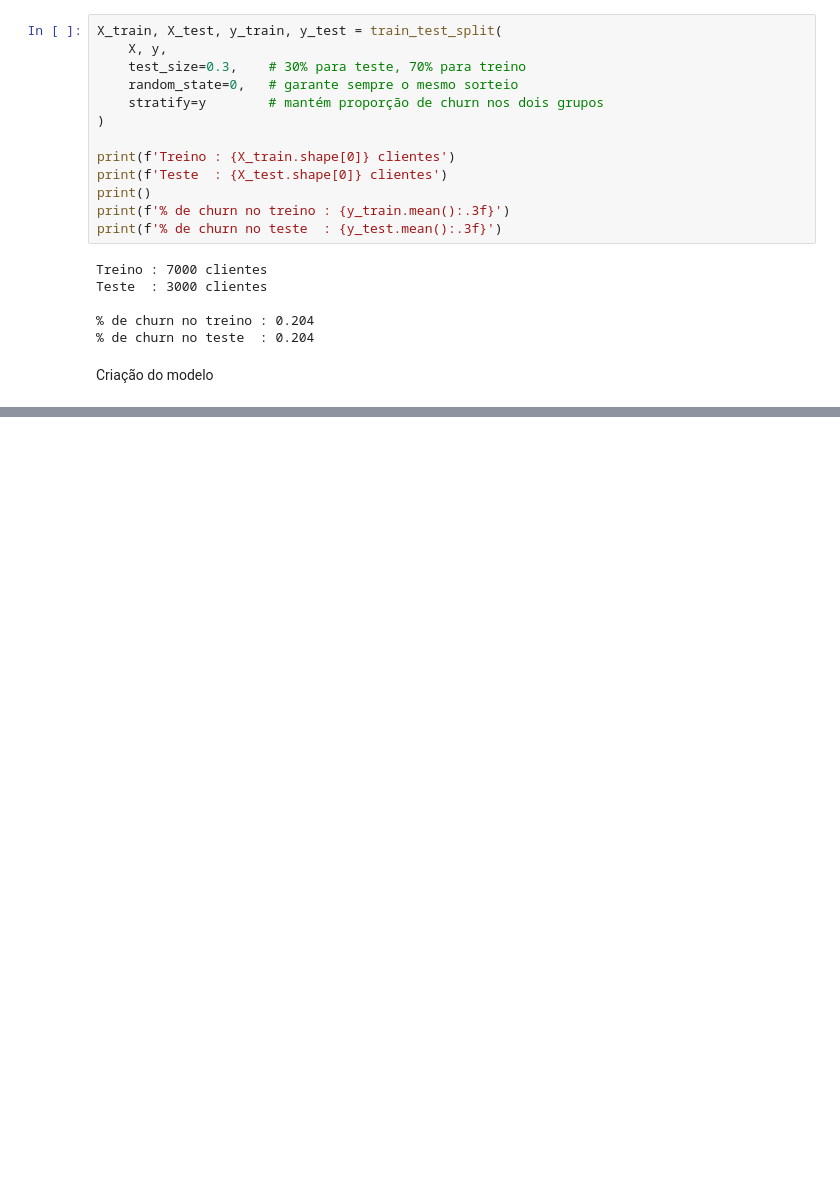
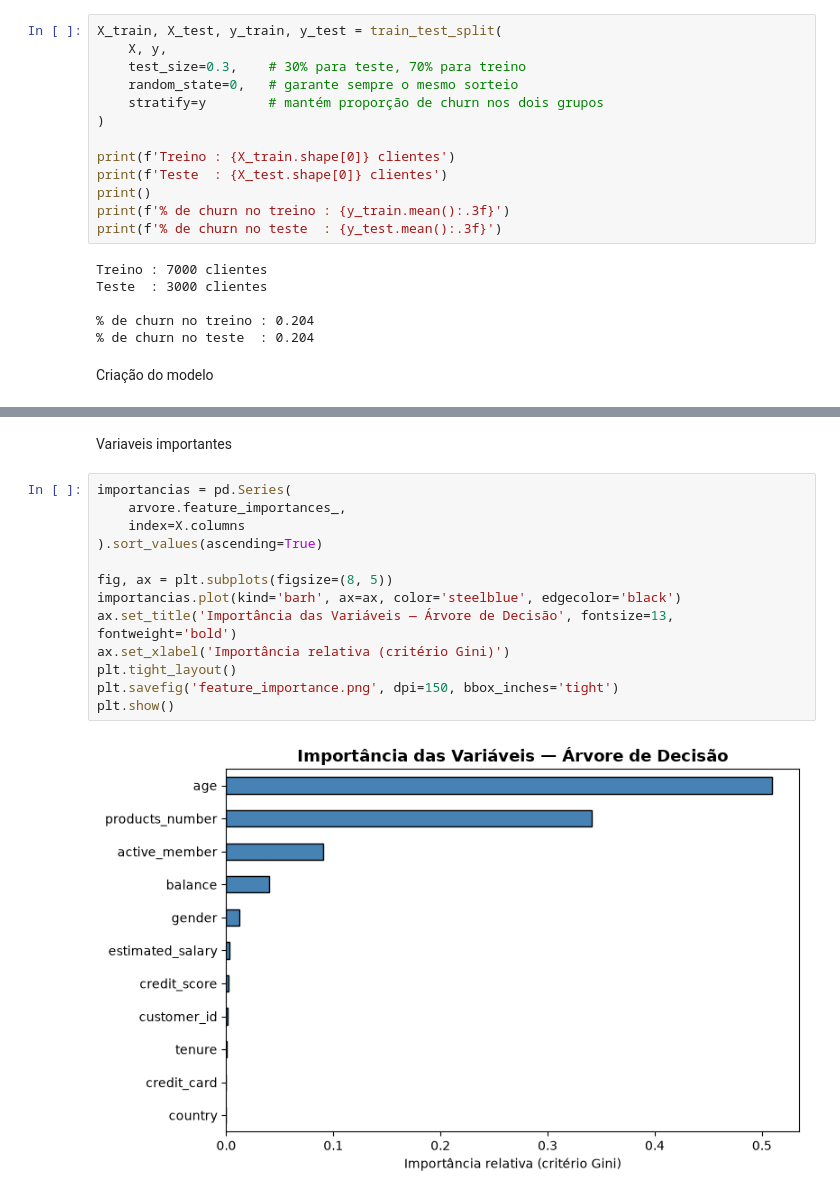
Before and after one commit to Italo27-py/Semana-6, a Jupyter notebook: Projeto2.ipynb, the cells around one changed output, grey strips where cells are left out. Drawn from its saved outputs; the diff is of its cells as text; blank space fills up the shorter version.

```diff
--- a/Projeto2.ipynb
+++ b/Projeto2.ipynb
@@ -134,0 +229,17 @@ Número de folhas   : 31
+# %% [markdown]
+Variaveis importantes
+# %%
+importancias = pd.Series(
+    arvore.feature_importances_,
+    index=X.columns
+).sort_values(ascending=True)
+
+fig, ax = plt.subplots(figsize=(8, 5))
+importancias.plot(kind='barh', ax=ax, color='steelblue', edgecolor='black')
+ax.set_title('Importância das Variáveis — Árvore de Decisão', fontsize=13, fontweight='bold')
+ax.set_xlabel('Importância relativa (critério Gini)')
+plt.tight_layout()
+plt.savefig('feature_importance.png', dpi=150, bbox_inches='tight')
+plt.show()
+# %% [output]
+[figure, added]
```
Also changed, not shown: parts of 13 cells of this notebook, 3 other files.
